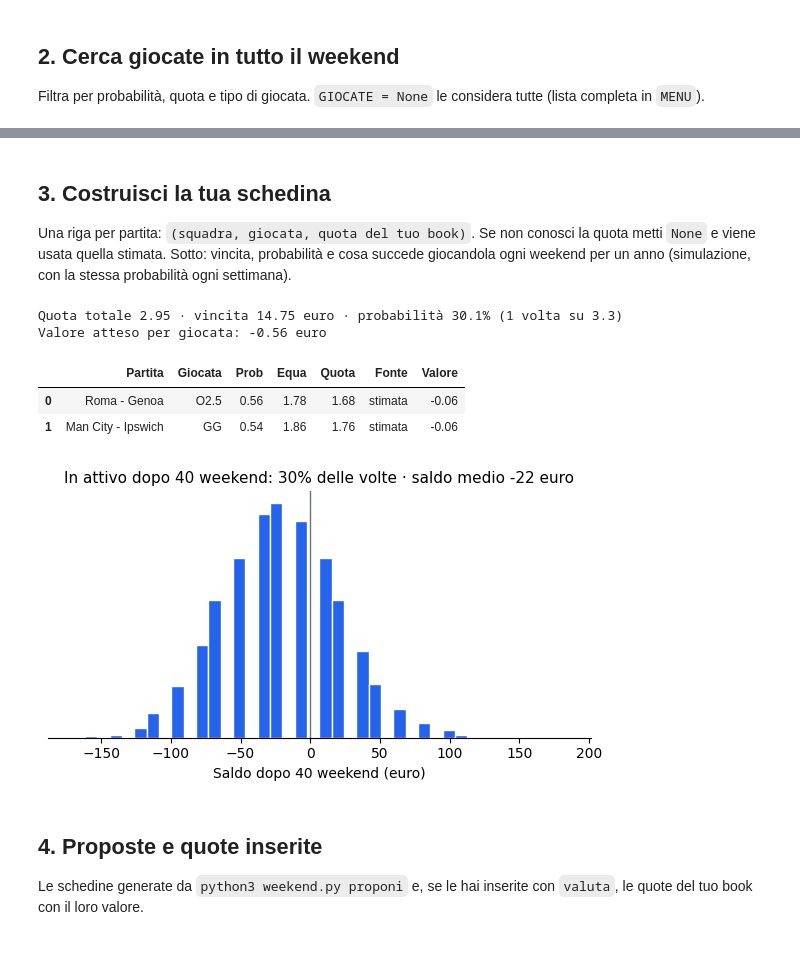
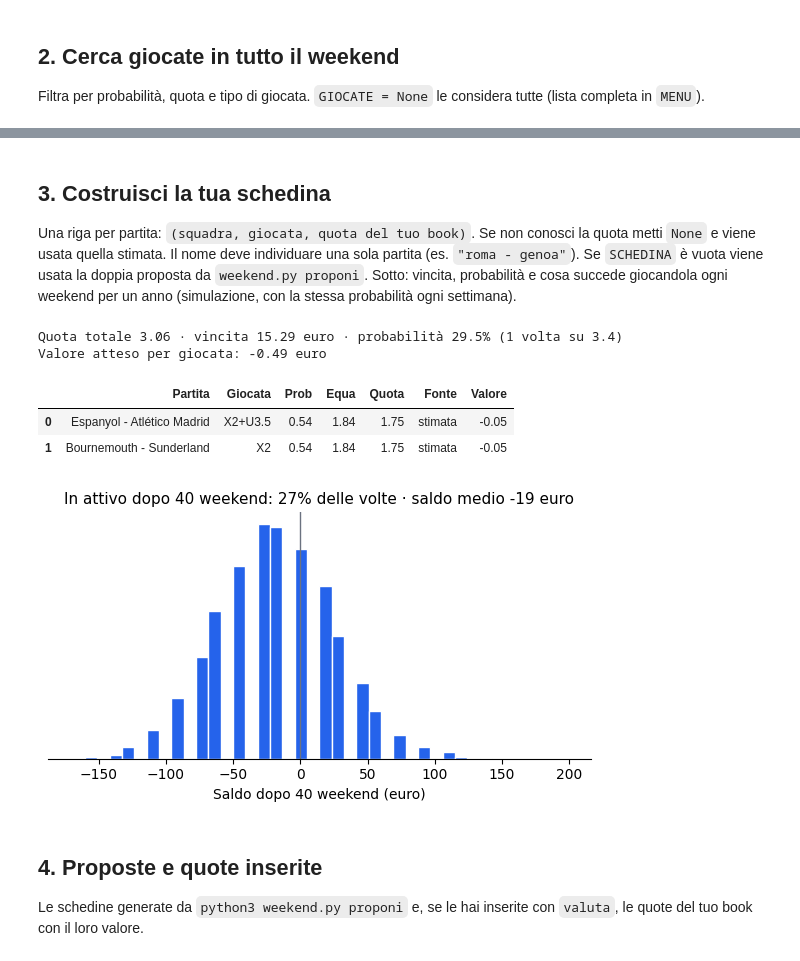
Before and after one commit to khlavkalash31/football-bets, a Jupyter notebook: analisi.ipynb, the cells around one changed output, grey strips where cells are left out. Drawn from its saved outputs; the diff is of its cells as text; code cells hidden in the pictures.

```diff
--- a/analisi.ipynb
+++ b/analisi.ipynb
@@ -136,49 +136,53 @@ f.sort_values("Valore", ascending=False)[
 ## 3. Costruisci la tua schedina
 
 Una riga per partita: `(squadra, giocata, quota del tuo book)`. Se non conosci la quota metti `None`
-e viene usata quella stimata. Sotto: vincita, probabilità e cosa succede giocandola ogni weekend per un anno
+e viene usata quella stimata. Il nome deve individuare una sola partita (es. `"roma - genoa"`).
+Se `SCHEDINA` è vuota viene usata la doppia proposta da `weekend.py proponi`. Sotto: vincita, probabilità e cosa succede giocandola ogni weekend per un anno
 (simulazione, con la stessa probabilità ogni settimana).
 # %%
 SCHEDINA = [
-    ("roma", "O2.5", None),
-    ("man city", "GG", None),
+    # ("roma - genoa", "O2.5", None),
+    # ("man city", "GG", 1.80),
 ]
+if not SCHEDINA and (wdir / "proposte.csv").exists():
+    pr = pd.read_csv(wdir / "proposte.csv")
+    SCHEDINA = [(r.Partita, r.Giocata, None) for r in pr[pr["Schedina"] == "Doppia"].itertuples()]
 PUNTATA = 5.0
 SETTIMANE = 40
 
 rows = []
 for squadra, giocata, quota_book in SCHEDINA:
     mm = find_match(matches, squadra)
     r = market_menu(mm, [giocata.upper()]).iloc[0]
     q = quota_book or r["Quota"]
     rows.append({"Partita": mm["Partita"], "Giocata": r["Giocata"], "Prob": r["Prob"], "Equa": r["Equa"],
                  "Quota": q, "Fonte": "book" if quota_book else "stimata", "Valore": q * r["Prob"] - 1})
 t = pd.DataFrame(rows)
 q, p = t["Quota"].prod(), t["Prob"].prod()
 print(f"Quota totale {q:.2f} · vincita {PUNTATA * q:.2f} euro · probabilità {p:.1%} (1 volta su {1 / p:.1f})")
 print(f"Valore atteso per giocata: {PUNTATA * (q * p - 1):+.2f} euro")
 display(t)
 
 rng = np.random.default_rng(0)
 vinte = rng.binomial(SETTIMANE, p, size=20_000)
 saldo = vinte * PUNTATA * q - SETTIMANE * PUNTATA
 fig, ax = plt.subplots(figsize=(7, 3.2))
 ax.hist(saldo, bins=40, color=BLU, edgecolor="white", linewidth=1)
 ax.axvline(0, color="#6b7280", linewidth=1)
 ax.set_xlabel(f"Saldo dopo {SETTIMANE} weekend (euro)")
 ax.set_yticks([])
 ax.set_title(f"In attivo dopo {SETTIMANE} weekend: {np.mean(saldo > 0):.0%} delle volte · "
              f"saldo medio {saldo.mean():+.0f} euro", fontsize=11)
 for s in ["top", "right", "left"]:
     ax.spines[s].set_visible(False)
 plt.show()
 # %% [output]
-Quota totale 2.95 · vincita 14.75 euro · probabilità 30.1% (1 volta su 3.3)
-Valore atteso per giocata: -0.56 euro
+Quota totale 3.06 · vincita 15.29 euro · probabilità 29.5% (1 volta su 3.4)
+Valore atteso per giocata: -0.49 euro
 |  | Partita | Giocata | Prob | Equa | Quota | Fonte | Valore |
-| 0 | Roma - Genoa | O2.5 | 0.56 | 1.78 | 1.68 | stimata | -0.06 |
-| 1 | Man City - Ipswich | GG | 0.54 | 1.86 | 1.76 | stimata | -0.06 |
+| 0 | Espanyol - Atlético Madrid | X2+U3.5 | 0.54 | 1.84 | 1.75 | stimata | -0.05 |
+| 1 | Bournemouth - Sunderland | X2 | 0.54 | 1.84 | 1.75 | stimata | -0.05 |
-[figure, old version]
+[figure, new version]
 # %% [markdown]
 ## 4. Proposte e quote inserite
 
```
Also changed, not shown: parts of 4 cells of this notebook, 3 other files.
